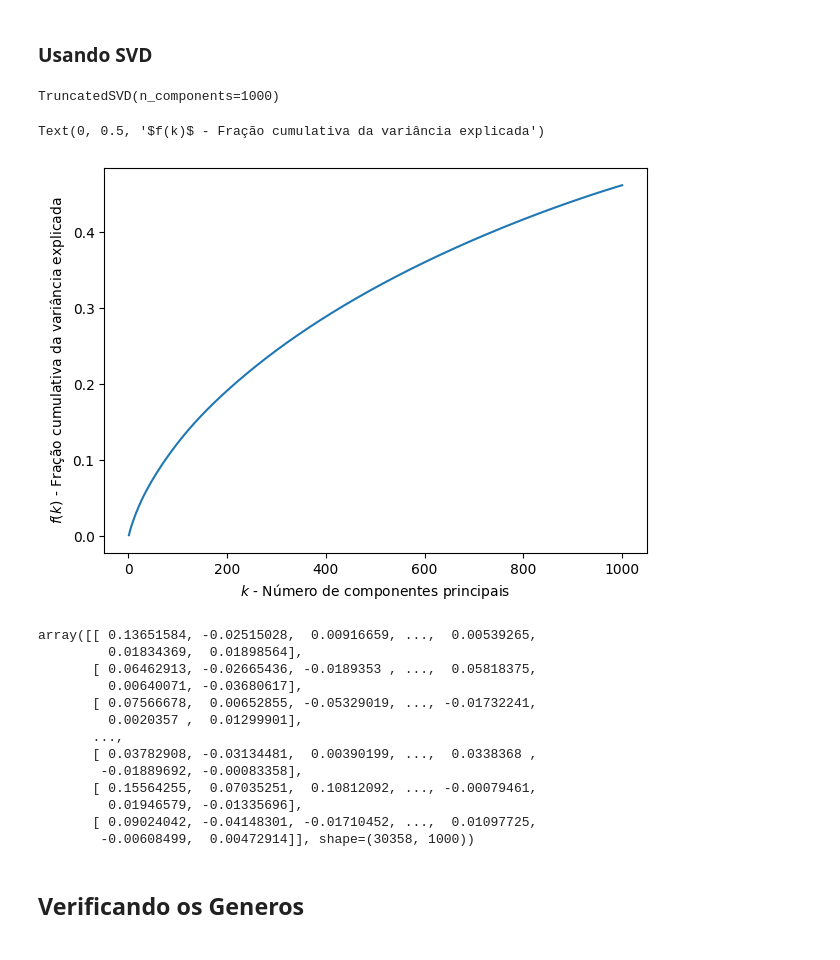
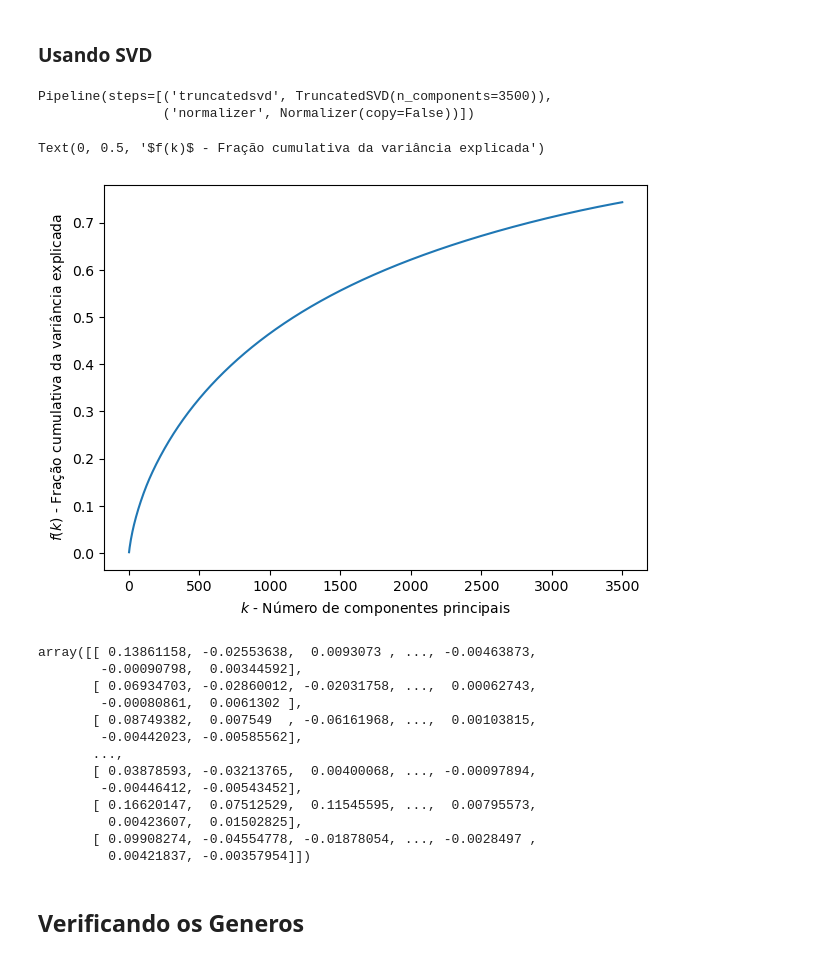
Before and after one commit to MiguelPim01/T1-Ciencia-de-Dados, a Jupyter notebook: main.ipynb, the cells around one changed output. Drawn from its saved outputs; the diff is of its cells as text; code cells hidden in the pictures.

```diff
--- a/main.ipynb
+++ b/main.ipynb
@@ -207,35 +209,36 @@ from sklearn.decomposition import TruncatedSVD
 # %%
-svd = TruncatedSVD(n_components=1000)
+svd = make_pipeline(TruncatedSVD(n_components=3500), Normalizer(copy=False))
 # %%
 svd.fit(X)
 # %% [output]
-TruncatedSVD(n_components=1000)
+Pipeline(steps=[('truncatedsvd', TruncatedSVD(n_components=3500)),
+                ('normalizer', Normalizer(copy=False))])
 # %%
 fig = plt.figure(figsize=(7, 5))
-plt.plot([i for i in range(1, svd.n_components + 1)], np.cumsum(svd.explained_variance_ratio_))
+plt.plot([i for i in range(1, svd[0].n_components + 1)], np.cumsum(svd[0].explained_variance_ratio_))
 plt.xlabel(r'$k$ - Número de componentes principais')
 plt.ylabel(r'$f(k)$ - Fração cumulativa da variância explicada')
 # %% [output]
 Text(0, 0.5, '$f(k)$ - Fração cumulativa da variância explicada')
-[figure, old version]
+[figure, new version]
 # %%
 X_REDUCED = svd.transform(X)
 # %%
 X_REDUCED
 # %% [output]
-array([[ 0.13651584, -0.02515028,  0.00916659, ...,  0.00539265,
-         0.01834369,  0.01898564],
-       [ 0.06462913, -0.02665436, -0.0189353 , ...,  0.05818375,
-         0.00640071, -0.03680617],
-       [ 0.07566678,  0.00652855, -0.05329019, ..., -0.01732241,
-         0.0020357 ,  0.01299901],
+array([[ 0.13861158, -0.02553638,  0.0093073 , ..., -0.00463873,
+        -0.00090798,  0.00344592],
+       [ 0.06934703, -0.02860012, -0.02031758, ...,  0.00062743,
+        -0.00080861,  0.0061302 ],
+       [ 0.08749382,  0.007549  , -0.06161968, ...,  0.00103815,
+        -0.00442023, -0.00585562],
        ...,
-       [ 0.03782908, -0.03134481,  0.00390199, ...,  0.0338368 ,
-        -0.01889692, -0.00083358],
-       [ 0.15564255,  0.07035251,  0.10812092, ..., -0.00079461,
-         0.01946579, -0.01335696],
-       [ 0.09024042, -0.04148301, -0.01710452, ...,  0.01097725,
-        -0.00608499,  0.00472914]], shape=(30358, 1000))
+       [ 0.03878593, -0.03213765,  0.00400068, ..., -0.00097894,
+        -0.00446412, -0.00543452],
+       [ 0.16620147,  0.07512529,  0.11545595, ...,  0.00795573,
+         0.00423607,  0.01502825],
+       [ 0.09908274, -0.04554778, -0.01878054, ..., -0.0028497 ,
+         0.00421837, -0.00357954]])
 # %% [markdown]
 ## Verificando os Generos
 # %%
```
Also changed, not shown: parts of 27 cells of this notebook.
